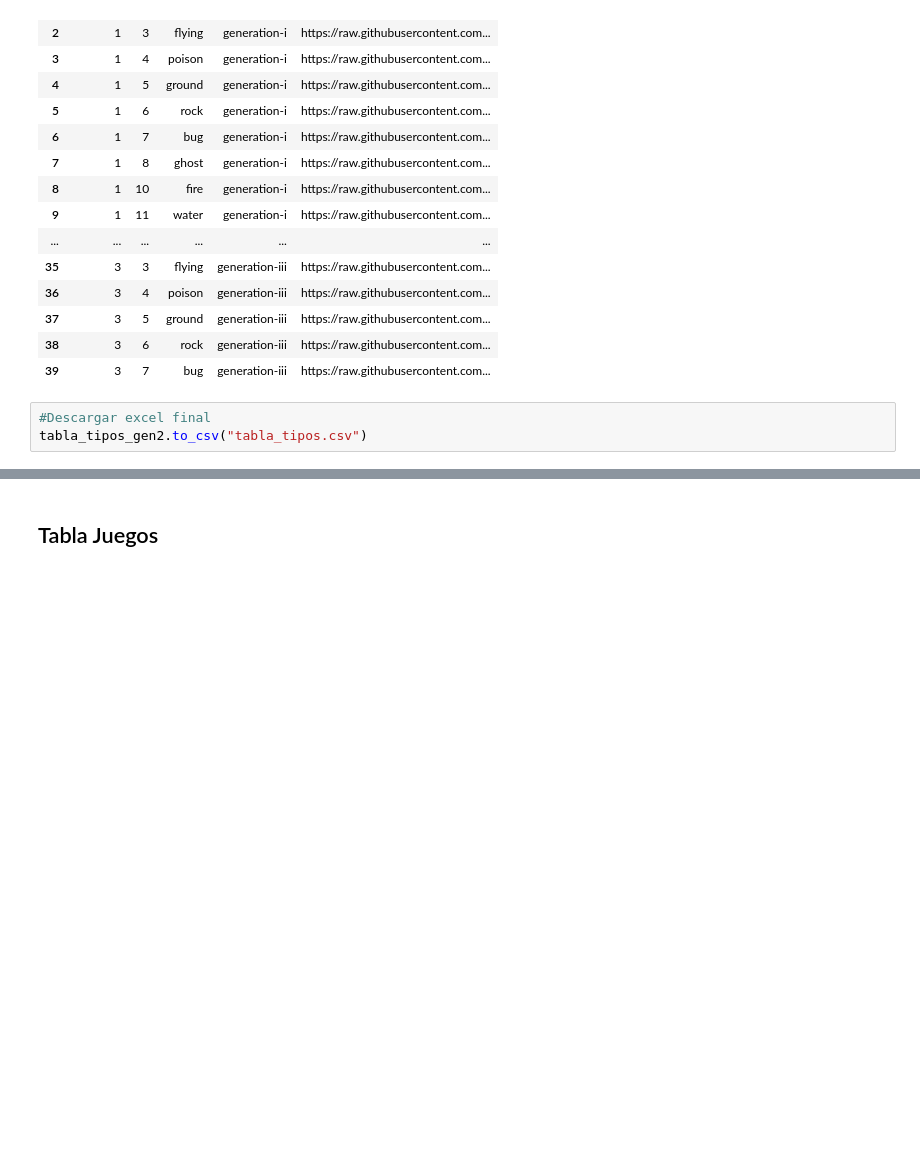
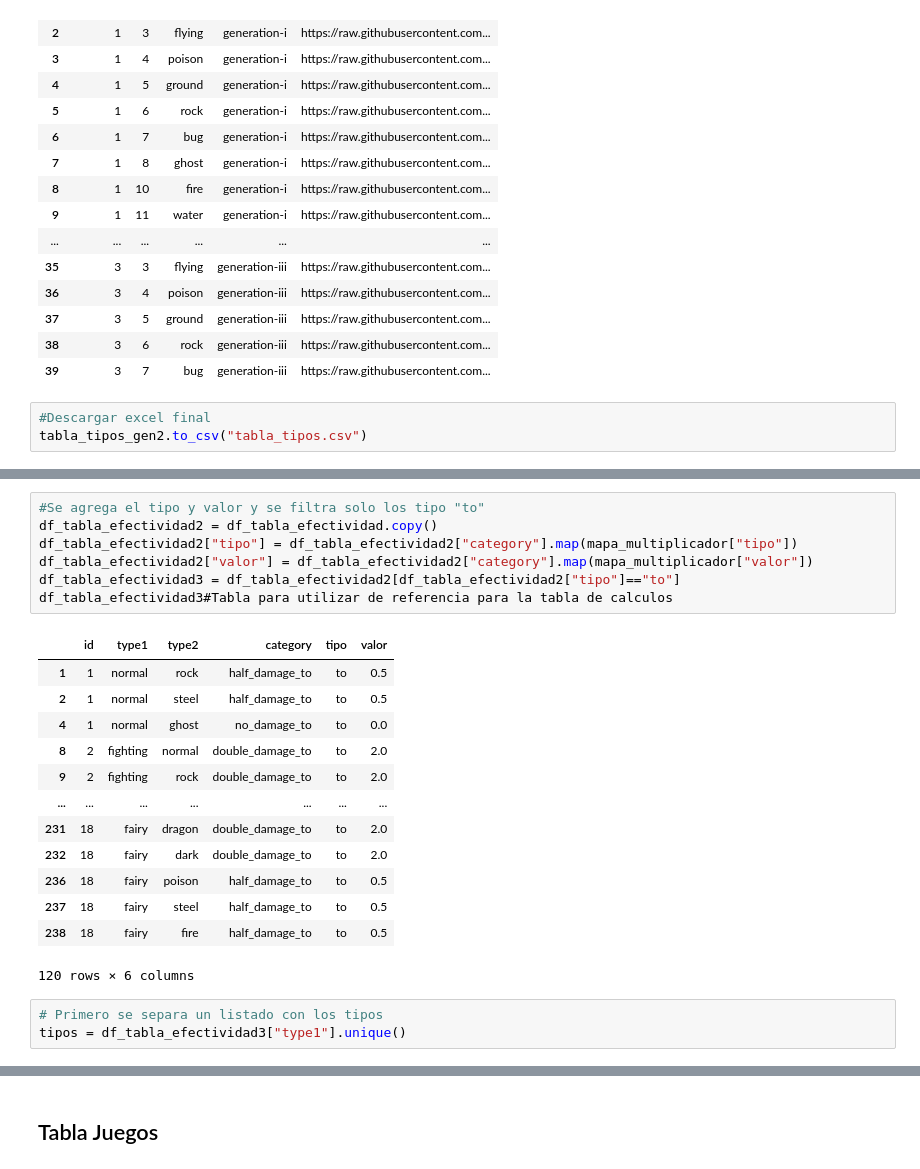
Before and after one commit to ADavid096/pokeproject, a Jupyter notebook: Script_infoDB.ipynb, the cells around one changed output, grey strips where cells are left out. Saved outputs shown, nothing was run; the diff lists cells and outputs as text; blank space fills up the shorter version.

```diff
--- a/Script_infoDB.ipynb
+++ b/Script_infoDB.ipynb
@@ -457,0 +462,24 @@ data["id"]
+# %%
+#Se agrega el tipo y valor y se filtra solo los tipo "to"
+df_tabla_efectividad2 = df_tabla_efectividad.copy()
+df_tabla_efectividad2["tipo"] = df_tabla_efectividad2["category"].map(mapa_multiplicador["tipo"])
+df_tabla_efectividad2["valor"] = df_tabla_efectividad2["category"].map(mapa_multiplicador["valor"])
+df_tabla_efectividad3 = df_tabla_efectividad2[df_tabla_efectividad2["tipo"]=="to"]
+df_tabla_efectividad3#Tabla para utilizar de referencia para la tabla de calculos
+# %% [output]
+|  | id | type1 | type2 | category | tipo | valor |
+| 1 | 1 | normal | rock | half_damage_to | to | 0.5 |
+| 2 | 1 | normal | steel | half_damage_to | to | 0.5 |
+| 4 | 1 | normal | ghost | no_damage_to | to | 0.0 |
+| 8 | 2 | fighting | normal | double_damage_to | to | 2.0 |
+| 9 | 2 | fighting | rock | double_damage_to | to | 2.0 |
+| ... | ... | ... | ... | ... | ... | ... |
+| 231 | 18 | fairy | dragon | double_damage_to | to | 2.0 |
+| 232 | 18 | fairy | dark | double_damage_to | to | 2.0 |
+| 236 | 18 | fairy | poison | half_damage_to | to | 0.5 |
+| 237 | 18 | fairy | steel | half_damage_to | to | 0.5 |
+| 238 | 18 | fairy | fire | half_damage_to | to | 0.5 |
+120 rows × 6 columns
+# %%
+# Primero se separa un listado con los tipos
+tipos = df_tabla_efectividad3["type1"].unique()
```
Also changed, not shown: parts of 7 cells of this notebook.
